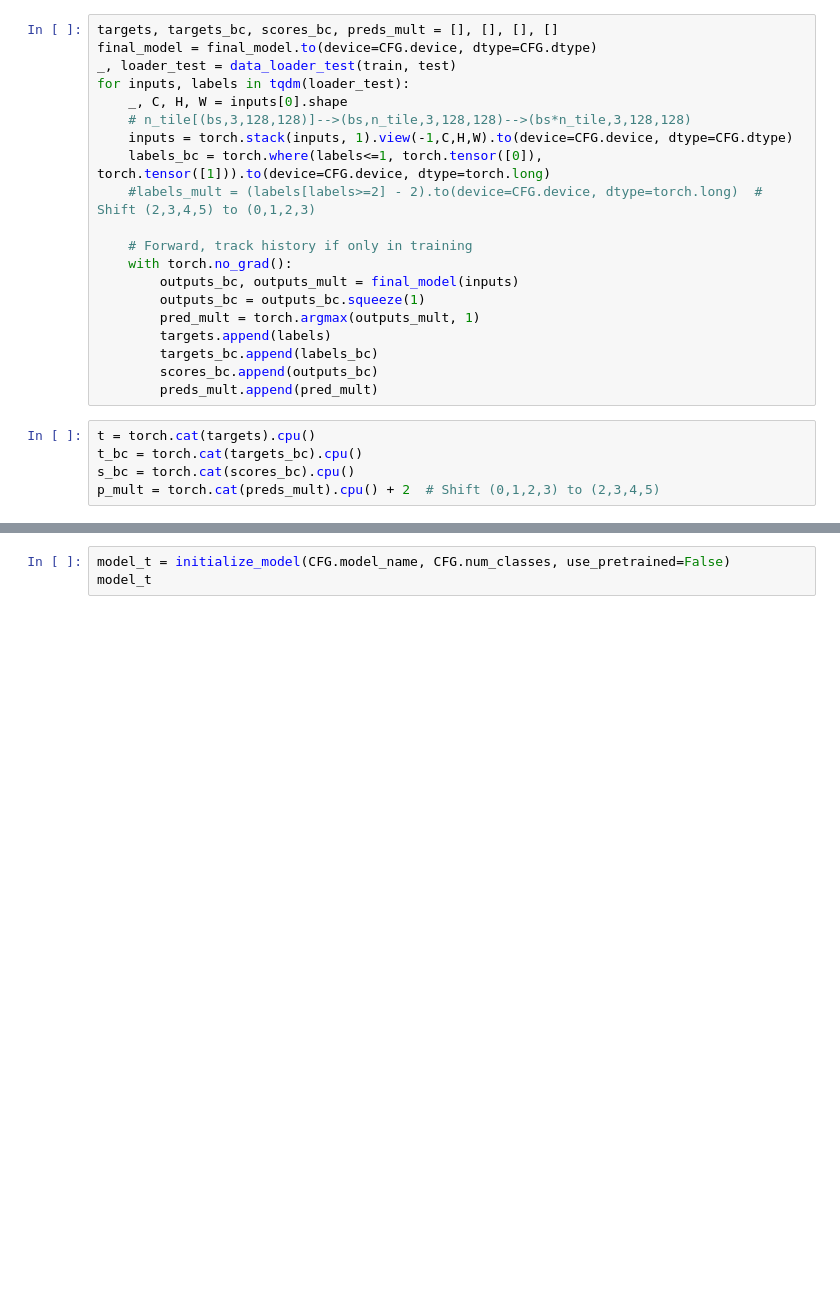
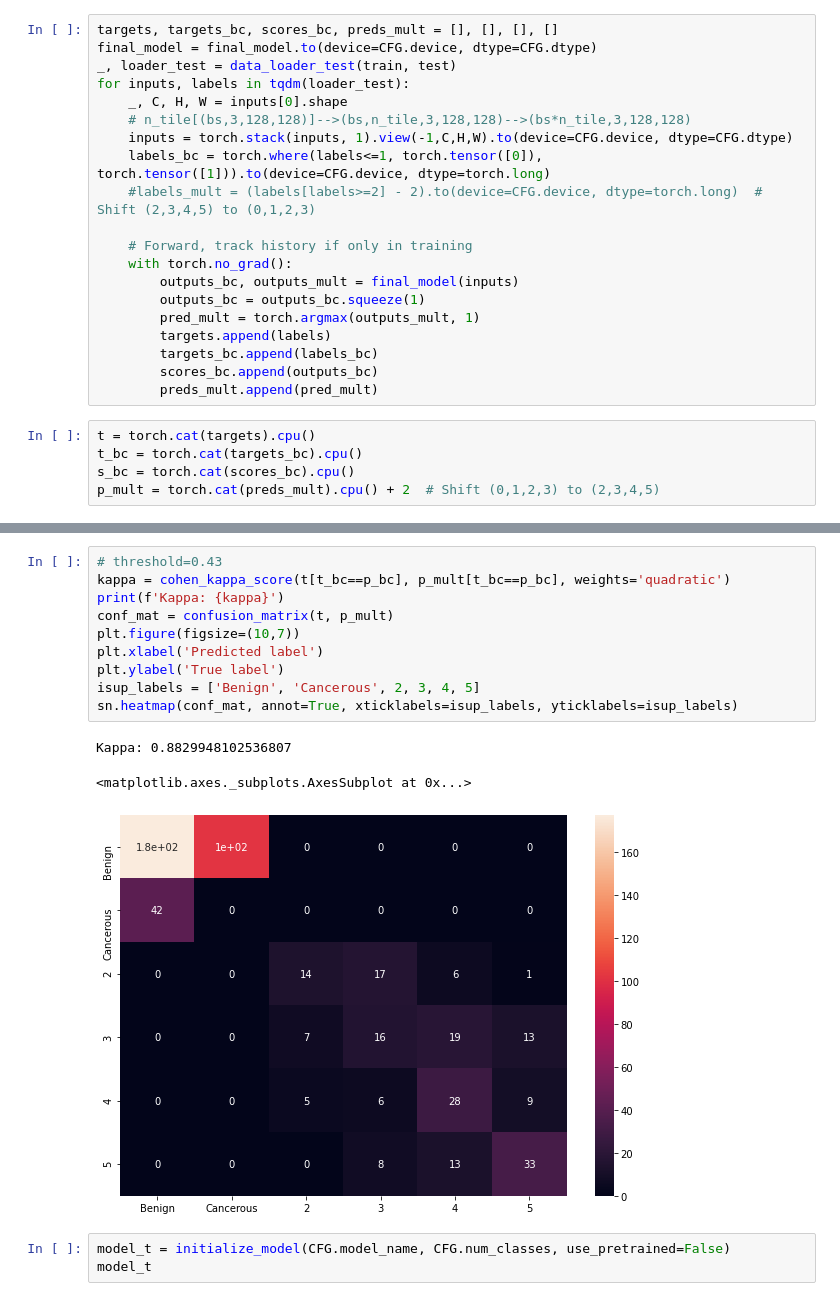
Before and after one commit to yh36/CS231nProstateCancer, a Jupyter notebook: PCaTileStreamMTL.ipynb, the cells around one changed output, grey strips where cells are left out. Cells and saved outputs as stored; diff of their text form; blank space fills up the shorter version.

```diff
--- a/PCaTileStreamMTL.ipynb
+++ b/PCaTileStreamMTL.ipynb
@@ -686,3 +739,17 @@ sn.heatmap(conf_mat, annot=True)
+# %%
+# threshold=0.43
+kappa = cohen_kappa_score(t[t_bc==p_bc], p_mult[t_bc==p_bc], weights='quadratic')
+print(f'Kappa: {kappa}')
+conf_mat = confusion_matrix(t, p_mult)
+plt.figure(figsize=(10,7))
+plt.xlabel('Predicted label')
+plt.ylabel('True label')
+isup_labels = ['Benign', 'Cancerous', 2, 3, 4, 5]
+sn.heatmap(conf_mat, annot=True, xticklabels=isup_labels, yticklabels=isup_labels)
+# %% [output]
+Kappa: 0.8829948102536807
+<matplotlib.axes._subplots.AxesSubplot at 0x...>
+[figure, added]
 # %%
 model_t = initialize_model(CFG.model_name, CFG.num_classes, use_pretrained=False)
 model_t
```
Also changed, not shown: parts of 9 cells of this notebook.
